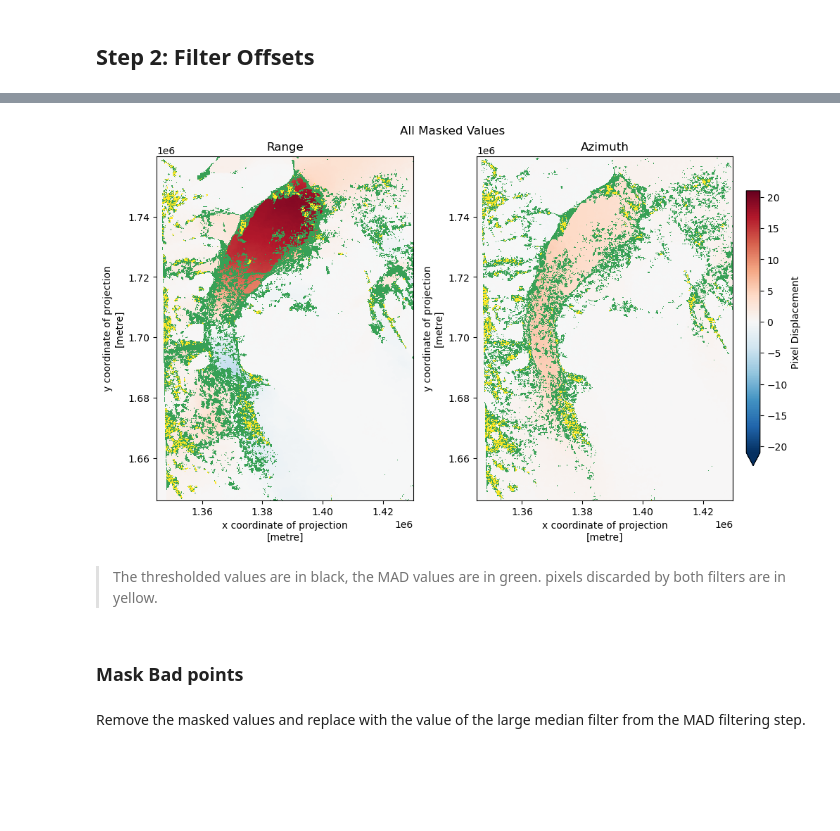
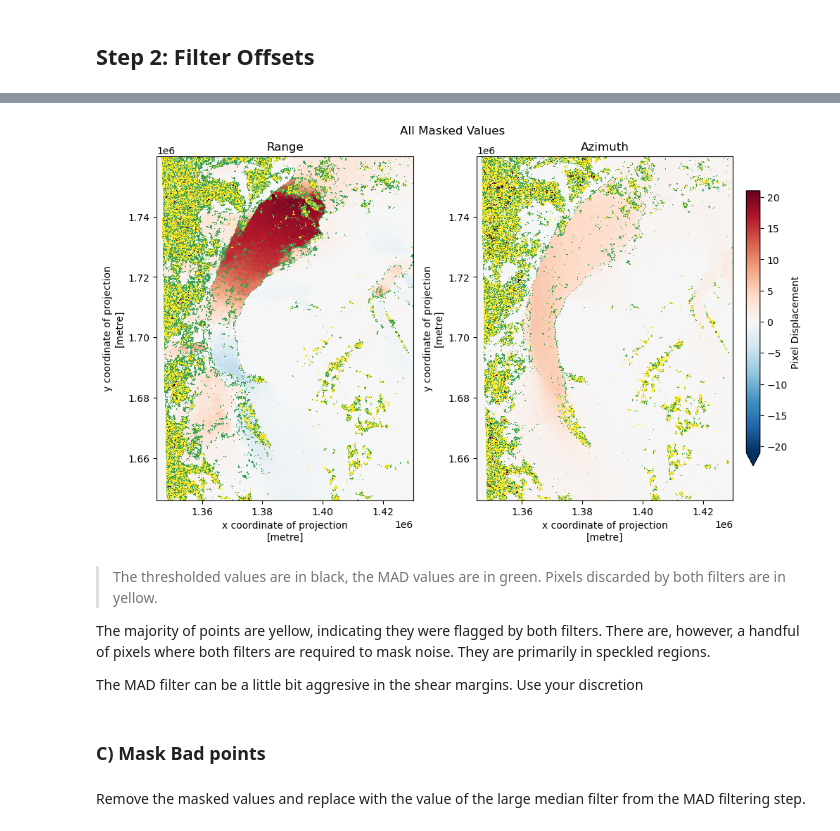
Before and after one commit to jackplogan33/crevasse-advection, a Jupyter notebook: 03-postprocess_offsets.ipynb, the cells around one changed output, grey strips where cells are left out. Cells and saved outputs as stored; diff of their text form; code cells hidden in the pictures; blank space fills up the shorter version.

```diff
--- a/03-postprocess_offsets.ipynb
+++ b/03-postprocess_offsets.ipynb
@@ -34,7 +32,7 @@ from shapely.geometry import Polygon
 # %% [markdown]
 ### Helper Functions
 # %%
-def plot_offsets(az, rg, amax=21):
+def plot_offsets(rg, az, amax=21):
     fig, axs = plt.subplots(1, 2, figsize=(10, 6), layout='constrained')
     ax1, ax2 = axs
 
@@ -192,27 +198,56 @@ mad_mask_rg, med_rg = mad_filter(rg)
-# %%
-# . . Plot the masks
-fig, axs = plot_offsets(az, rg)
-ax1, ax2 = axs
-
-thresh_mask_rg.where(thresh_mask_rg).plot(ax=ax1, cmap='Greys', vmax=1, vmin=0, add_colorbar=False)
-mad_mask_rg.where(mad_mask_rg).plot(ax=ax1, cmap='Greens', vmax=1.5, vmin=0, add_colorbar=False)
-mad_mask_rg.where(thresh_mask_rg).plot(ax=ax1, vmax=1, vmin=0, add_colorbar=False)  # Both masks
-
-ax1.set_title('Range')
-
-thresh_mask_az.where(thresh_mask_az).plot(ax=ax2, cmap='Greys', vmax=1, vmin=0, add_colorbar=False)
-mad_mask_az.where(mad_mask_az).plot(ax=ax2, cmap='Greens', vmax=1.5, vmin=0, add_colorbar=False)
-mad_mask_az.where(thresh_mask_az).plot(ax=ax2, vmax=1, vmin=0, add_colorbar=False)  # Both masks
-
-ax2.set_title('Azimuth')
-
-plt.suptitle('All Masked Values')
-plt.show()
-# %% [output]
-[figure, removed]
+# %%
+def mad_filter(arr, med=None, size=31, scale=10):
+    # . . Apply median filter if not given
+    if med is None:
+        med = xr.apply_ufunc(
+            median_filter,
+            arr,
+            kwargs={'size':size}
+        )
+
+    # . . Compute difference between raw and filtered data
+    diff = np.abs(arr - med)
+
+    # . . Compute MAD (median of diff) of data
+    mad = diff.median(skipna=True)
+
+    # . . Threshold by a scale multiple of MAD
+    mad_mask = (diff > (mad * scale))
+    return mad_mask, med
+
+# . . Apply MAD filter to each band
+mad_mask_az, med_az = mad_filter(az, size=31, scale=10)
+mad_mask_rg, med_rg = mad_filter(rg, size=31, scale=10)
+
+# . . Plot the masks
+fig, axs = plot_offsets(rg, az)
+ax1, ax2 = axs
+
+thresh_mask_rg.where(thresh_mask_rg).plot(ax=ax1, cmap='Greys', vmax=1, vmin=0, add_colorbar=False)
+mad_mask_rg.where(mad_mask_rg).plot(ax=ax1, cmap='Greens', vmax=1.5, vmin=0, add_colorbar=False)
+mad_mask_rg.where(thresh_mask_rg).plot(ax=ax1, vmax=1, vmin=0, add_colorbar=False)  # Both masks
+
+ax1.set_title('Range')
+
+thresh_mask_az.where(thresh_mask_az).plot(ax=ax2, cmap='Greys', vmax=1, vmin=0, add_colorbar=False)
+mad_mask_az.where(mad_mask_az).plot(ax=ax2, cmap='Greens', vmax=1.5, vmin=0, add_colorbar=False)
+mad_mask_az.where(thresh_mask_az).plot(ax=ax2, vmax=1, vmin=0, add_colorbar=False)  # Both masks
+
+ax2.set_title('Azimuth')
+
+plt.suptitle('All Masked Values')
+plt.show()
+# %% [output]
+[figure, added]
 # %% [markdown]
-> The thresholded values are in black, the MAD values are in green. pixels discarded by both filters are in yellow.
+> The thresholded values are in black, the MAD values are in green. Pixels discarded by both filters are in yellow.
+
+The majority of points are yellow, indicating they were flagged by both filters.
+There are, however, a handful of pixels where both filters are required to mask noise.
+They are primarily in speckled regions.
+
+The MAD filter can be a little bit aggresive in the shear margins. Use your discretion
 # %% [markdown]
-### Mask Bad points
+### C) Mask Bad points
 # %% [markdown]
 Remove the masked values and replace with the value of the large median filter from the MAD filtering step.
```
Also changed, not shown: parts of 37 cells of this notebook, 1 other file.
